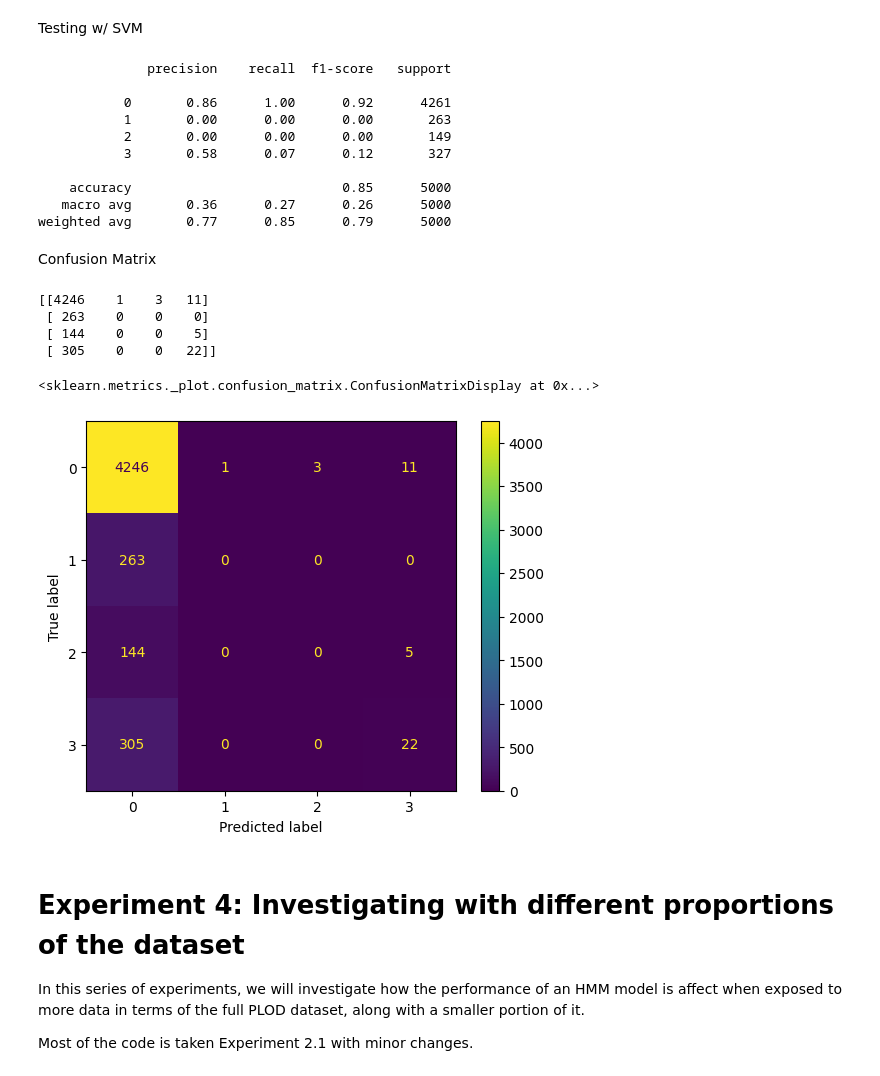
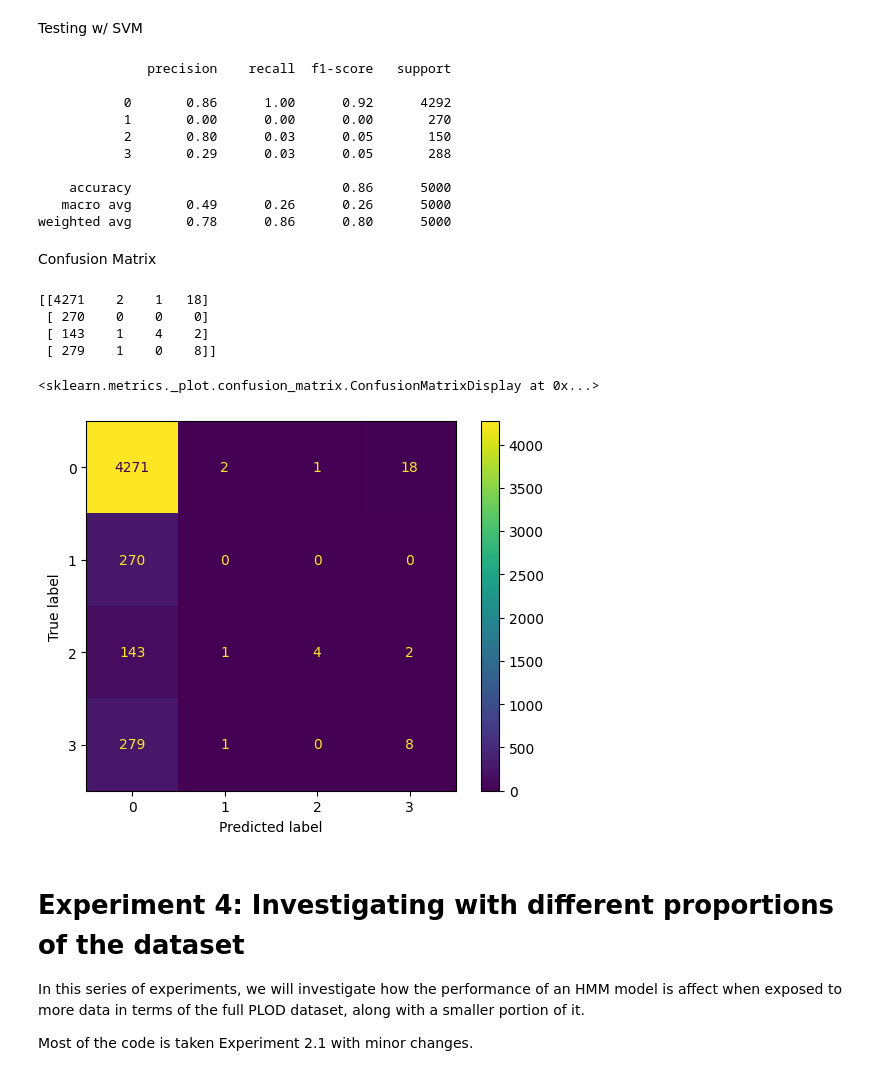
Before and after one commit to AnnaM-C/NLP-Abbreviation-Detection, a Jupyter notebook: Melric/6695534_COM3029_Individual.ipynb, the cells around one changed output. Drawn from its saved outputs; the diff is of its cells as text; code cells hidden in the pictures.

```diff
--- a/Melric/NLP_Master_CW.ipynb
+++ b/Melric/6695534_COM3029_Individual.ipynb
@@ -312,11 +379,11 @@ def oversampleFlatDataset(tokenList, tagList, oversampleClass, probability, epoc
 # %% [markdown]
 We can chain the function together to oversample multiple classes
 # %%
-oversampleTrainTokens, oversampleTrainLabels = oversampleFlatDataset(flatTrainTokens, flatTrainLabels, 'B-LF', 0.7)
+oversampleTrainTokens, oversampleTrainLabels = oversampleFlatDataset(flatTrainTokens, flatTrainLabels, 'B-LF', 0.9)
 
-oversampleTrainTokens, oversampleTrainLabels = oversampleFlatDataset(oversampleTrainTokens, oversampleTrainLabels, 'B-AC', 0.7)
+oversampleTrainTokens, oversampleTrainLabels = oversampleFlatDataset(oversampleTrainTokens, oversampleTrainLabels, 'B-AC', 0.9)
 
-oversampleTrainTokens, oversampleTrainLabels = oversampleFlatDataset(oversampleTrainTokens, oversampleTrainLabels, 'I-LF', 0.7)
+oversampleTrainTokens, oversampleTrainLabels = oversampleFlatDataset(oversampleTrainTokens, oversampleTrainLabels, 'I-LF', 0.9)
 # %% [markdown]
 Checking our label counts again (and sanity checking)
 # %%
@@ -435,8 +520,8 @@ test_dataset = dataset["test"]
 flatTrainTokens = [item for sublist in train_dataset["tokens"] for item in sublist]
 flatTrainLabels = [item for sublist in train_dataset["ner_tags"] for item in sublist]
 
-flat_inputs_val = [item for sublist in val_dataset["tokens"] for item in sublist]
-flat_labels_val = [item for sublist in val_dataset["ner_tags"] for item in sublist]
+flat_inputs_val = [item for sublist in test_dataset["tokens"] for item in sublist]
+flat_labels_val = [item for sublist in test_dataset["ner_tags"] for item in sublist]
 # %% [markdown]
 Functions for undersampling and oversampling
 # %%
@@ -722,10 +833,10 @@ Evaluating with the HMM that we trained
 # %%
 import numpy as np
 
-val_sentences = dataset["validation"][:]["tokens"] # Fetch from our validation set
+val_sentences = dataset["test"][:]["tokens"] # Fetch from our validation set
 
 # Getting the flattened tags for validation set
-flatValLabels = [item for sublist in val_dataset["ner_tags"] for item in sublist]
+flatValLabels = [item for sublist in test_dataset["ner_tags"] for item in sublist]
 
 # We need to individually go through each token in our dataset,
 # evaluate on them using the HMM, then we extract the tag that comes out from the model
@@ -1413,40 +1633,40 @@ svmModel = svm.LinearSVC()
 
 svmModel.fit(trainInputs, trainConvertedLabels)
 
-preds = svmModel.predict(valInputs)
+preds = svmModel.predict(testInputs)
 
-print(classification_report(valConvertedLabels, preds))
+print(classification_report(testConvertedLabels, preds))
 # %% [output]
               precision    recall  f1-score   support
 
-           0       0.86      1.00      0.92      4261
-           1       0.00      0.00      0.00       263
-           2       0.00      0.00      0.00       149
-           3       0.58      0.07      0.12       327
+           0       0.86      1.00      0.92      4292
+           1       0.00      0.00      0.00       270
+           2       0.80      0.03      0.05       150
+           3       0.29      0.03      0.05       288
 
-    accuracy                           0.85      5000
-   macro avg       0.36      0.27      0.26      5000
-weighted avg       0.77      0.85      0.79      5000
+    accuracy                           0.86      5000
+   macro avg       0.49      0.26      0.26      5000
+weighted avg       0.78      0.86      0.80      5000
 # %% [markdown]
 Confusion Matrix
 # %%
 from sklearn.metrics import confusion_matrix, ConfusionMatrixDisplay
 import matplotlib.pyplot as plt
 
-cm = confusion_matrix(valConvertedLabels, preds)
+cm = confusion_matrix(testConvertedLabels, preds)
 
 print(cm)
 
 cmdisp = ConfusionMatrixDisplay(confusion_matrix=cm)
 
 cmdisp.plot()
 # %% [output]
-[[4246    1    3   11]
- [ 263    0    0    0]
- [ 144    0    0    5]
- [ 305    0    0   22]]
+[[4271    2    1   18]
+ [ 270    0    0    0]
+ [ 143    1    4    2]
+ [ 279    1    0    8]]
 <sklearn.metrics._plot.confusion_matrix.ConfusionMatrixDisplay at 0x...>
-[figure, old version]
+[figure, new version]
 # %% [markdown]
 # Experiment 4: Investigating with different proportions of the dataset
 In this series of experiments, we will investigate how the performance of an HMM model is affect when exposed to more data in terms of the full PLOD dataset, along with a smaller portion of it.
```
Also changed, not shown: parts of 78 cells of this notebook.
